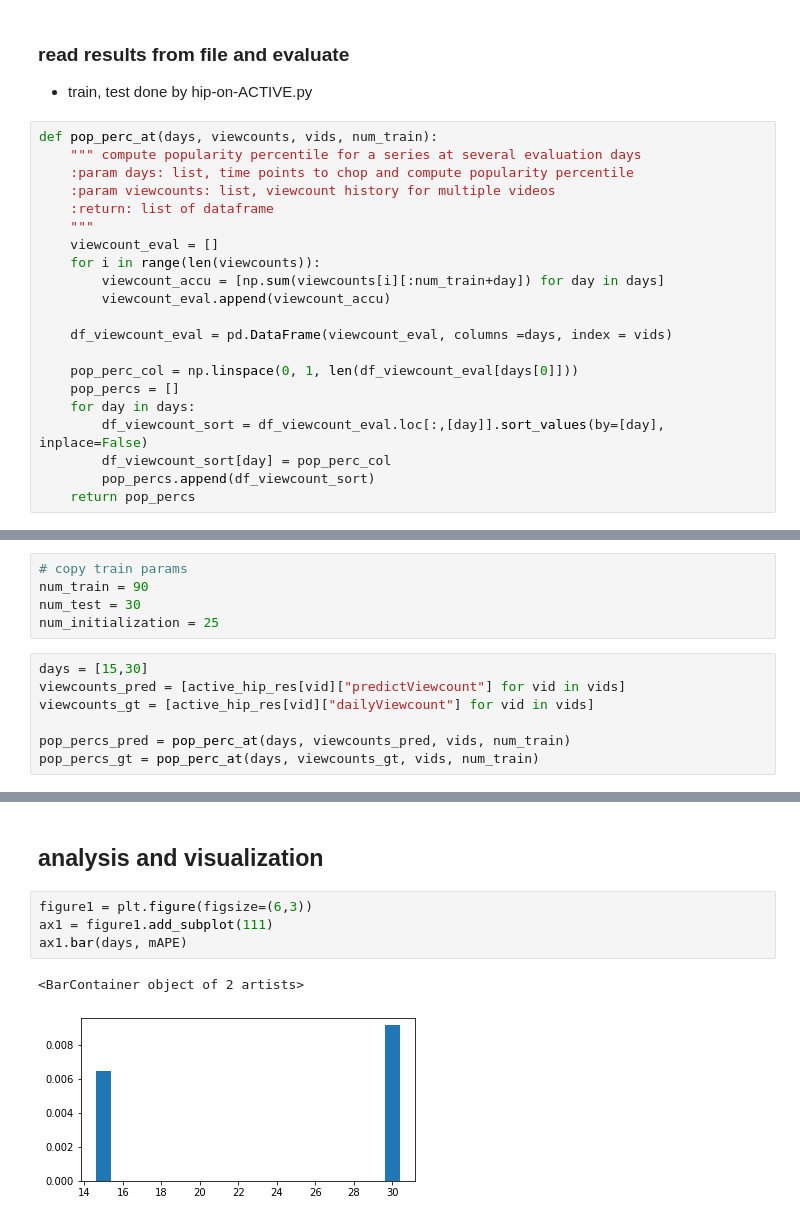
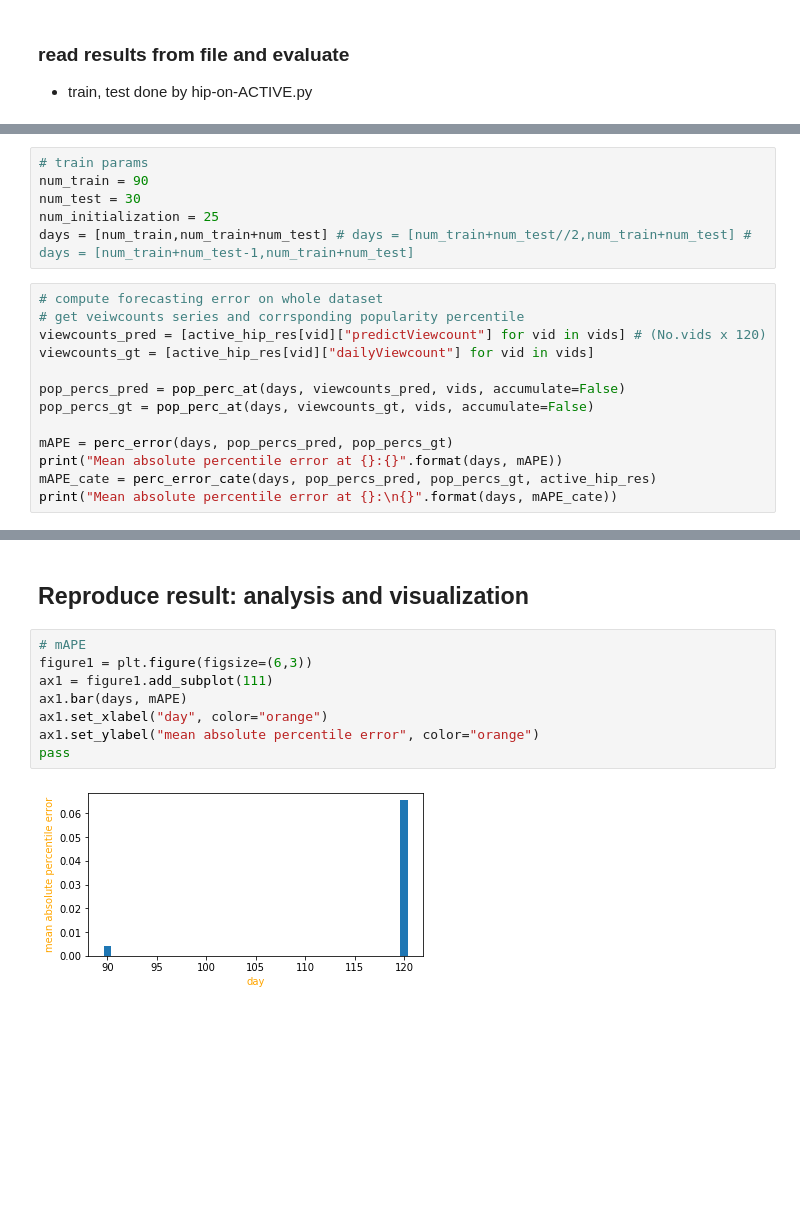
Before and after one commit to septasset/hip-popularity, a Jupyter notebook: reproduce/hip-on-ACTIVE.ipynb, the cells around one changed output, grey strips where cells are left out. Cells and saved outputs as stored; diff of their text form; blank space fills up the shorter version.

Commit message:
reproduce HIP generally done: search for bug

```diff
--- a/reproduce/hip-on-ACTIVE.ipynb
+++ b/reproduce/hip-on-ACTIVE.ipynb
@@ -34,24 +104,3 @@ print(vids[0]+":" ,active_hip_res[vids[0]])
 # %% [markdown]
 ### read results from file and evaluate
 + train, test done by hip-on-ACTIVE.py
-# %%
-def pop_perc_at(days, viewcounts, vids, num_train):
-    """ compute popularity percentile for a series at several evaluation days
-    :param days: list, time points to chop and compute popularity percentile
-    :param viewcounts: list, viewcount history for multiple videos
-    :return: list of dataframe
-    """
-    viewcount_eval = []
-    for i in range(len(viewcounts)):
-        viewcount_accu = [np.sum(viewcounts[i][:num_train+day]) for day in days]
-        viewcount_eval.append(viewcount_accu)
-
-    df_viewcount_eval = pd.DataFrame(viewcount_eval, columns =days, index = vids)
-
-    pop_perc_col = np.linspace(0, 1, len(df_viewcount_eval[days[0]]))
-    pop_percs = []
-    for day in days:
-        df_viewcount_sort = df_viewcount_eval.loc[:,[day]].sort_values(by=[day], inplace=False)
-        df_viewcount_sort[day] = pop_perc_col
-        pop_percs.append(df_viewcount_sort)
-    return pop_percs
@@ -88,12 +111,19 @@ def perc_error_cate(days, percs_pred, percs_gt, dataset):
 # %%
-# copy train params
+# train params
 num_train = 90
 num_test = 30
 num_initialization = 25
+days = [num_train,num_train+num_test] # days = [num_train+num_test//2,num_train+num_test] # days = [num_train+num_test-1,num_train+num_test]
 # %%
-days = [15,30]
-viewcounts_pred = [active_hip_res[vid]["predictViewcount"] for vid in vids]
+# compute forecasting error on whole dataset
+# get veiwcounts series and corrsponding popularity percentile
+viewcounts_pred = [active_hip_res[vid]["predictViewcount"] for vid in vids] # (No.vids x 120)
 viewcounts_gt = [active_hip_res[vid]["dailyViewcount"] for vid in vids]
 
-pop_percs_pred = pop_perc_at(days, viewcounts_pred, vids, num_train)
-pop_percs_gt = pop_perc_at(days, viewcounts_gt, vids, num_train)
+pop_percs_pred = pop_perc_at(days, viewcounts_pred, vids, accumulate=False)
+pop_percs_gt = pop_perc_at(days, viewcounts_gt, vids, accumulate=False)
+
+mAPE = perc_error(days, pop_percs_pred, pop_percs_gt)
+print("Mean absolute percentile error at {}:{}".format(days, mAPE))
+mAPE_cate = perc_error_cate(days, pop_percs_pred, pop_percs_gt, active_hip_res)
+print("Mean absolute percentile error at {}:\n{}".format(days, mAPE_cate))
@@ -109,10 +152,13 @@ Mean absolute percentile error at [15, 30]:
 # %% [markdown]
-## analysis and visualization
+## Reproduce result: analysis and visualization
 # %%
+# mAPE
 figure1 = plt.figure(figsize=(6,3))
 ax1 = figure1.add_subplot(111)
 ax1.bar(days, mAPE)
+ax1.set_xlabel("day", color="orange")
+ax1.set_ylabel("mean absolute percentile error", color="orange")
+pass
 # %% [output]
-<BarContainer object of 2 artists>
-[figure, old version]
+[figure, new version]
 # %%
```
Also changed, not shown: parts of 12 cells of this notebook, 1 other file.
